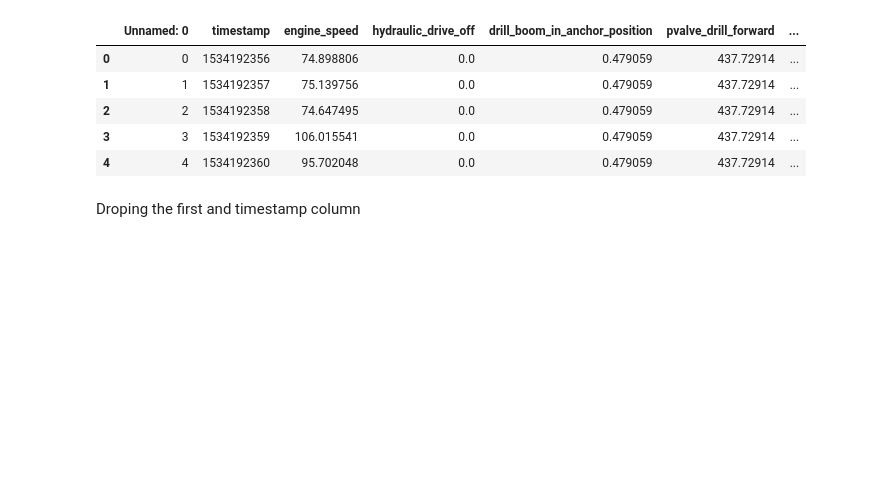
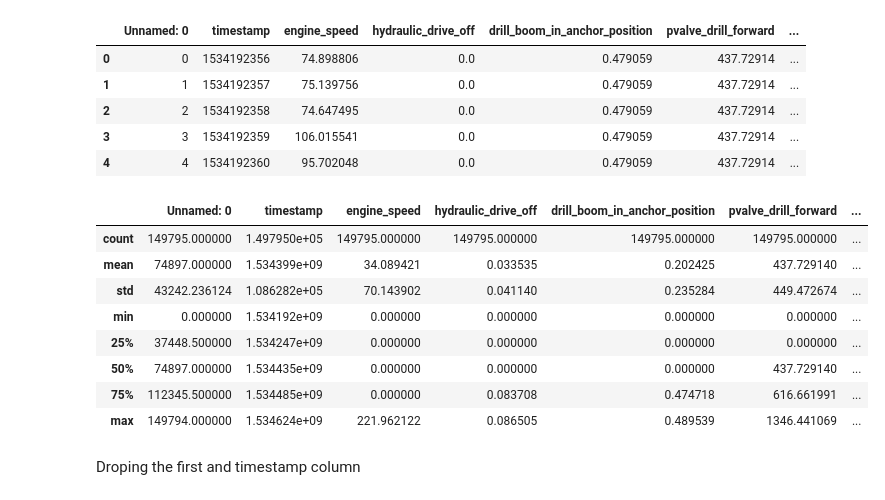
Before and after one commit to juancarlos8866/Drill_analysis, a Jupyter notebook: decision_tree_V2.ipynb, the cells around one changed output. Cells and saved outputs as stored; diff of their text form; code cells hidden in the pictures; blank space fills up the shorter version.

```diff
--- a/decision_tree_V2.ipynb
+++ b/decision_tree_V2.ipynb
@@ -37,6 +43,18 @@ my_data[0:5]
 | 2 | 2 | 1534192358 | 74.647495 | 0.0 | 0.479059 | 437.72914 | ... |
 | 3 | 3 | 1534192359 | 106.015541 | 0.0 | 0.479059 | 437.72914 | ... |
 | 4 | 4 | 1534192360 | 95.702048 | 0.0 | 0.479059 | 437.72914 | ... |
+# %%
+my_data.describe()
+# %% [output]
+|  | Unnamed: 0 | timestamp | engine_speed | hydraulic_drive_off | drill_boom_in_anchor_position | pvalve_drill_forward | ... |
+| count | 149795.000000 | 1.497950e+05 | 149795.000000 | 149795.000000 | 149795.000000 | 149795.000000 | ... |
+| mean | 74897.000000 | 1.534399e+09 | 34.089421 | 0.033535 | 0.202425 | 437.729140 | ... |
+| std | 43242.236124 | 1.086282e+05 | 70.143902 | 0.041140 | 0.235284 | 449.472674 | ... |
+| min | 0.000000 | 1.534192e+09 | 0.000000 | 0.000000 | 0.000000 | 0.000000 | ... |
+| 25% | 37448.500000 | 1.534247e+09 | 0.000000 | 0.000000 | 0.000000 | 0.000000 | ... |
+| 50% | 74897.000000 | 1.534435e+09 | 0.000000 | 0.000000 | 0.000000 | 437.729140 | ... |
+| 75% | 112345.500000 | 1.534485e+09 | 0.000000 | 0.083708 | 0.474718 | 616.661991 | ... |
+| max | 149794.000000 | 1.534624e+09 | 221.962122 | 0.086505 | 0.489539 | 1346.441069 | ... |
 # %% [markdown]
 Droping the first and timestamp column
 # %%
```
Also changed, not shown: parts of 5 cells of this notebook.
